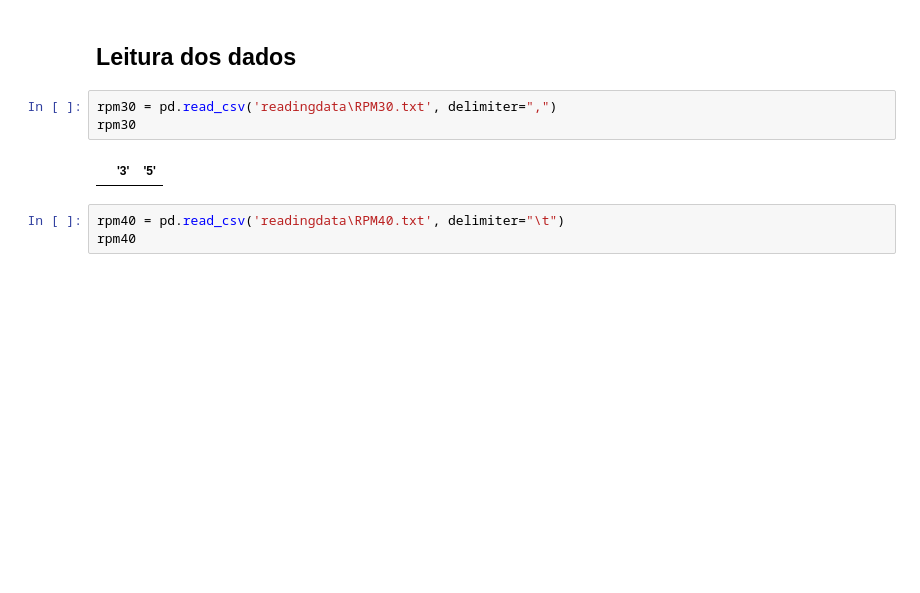
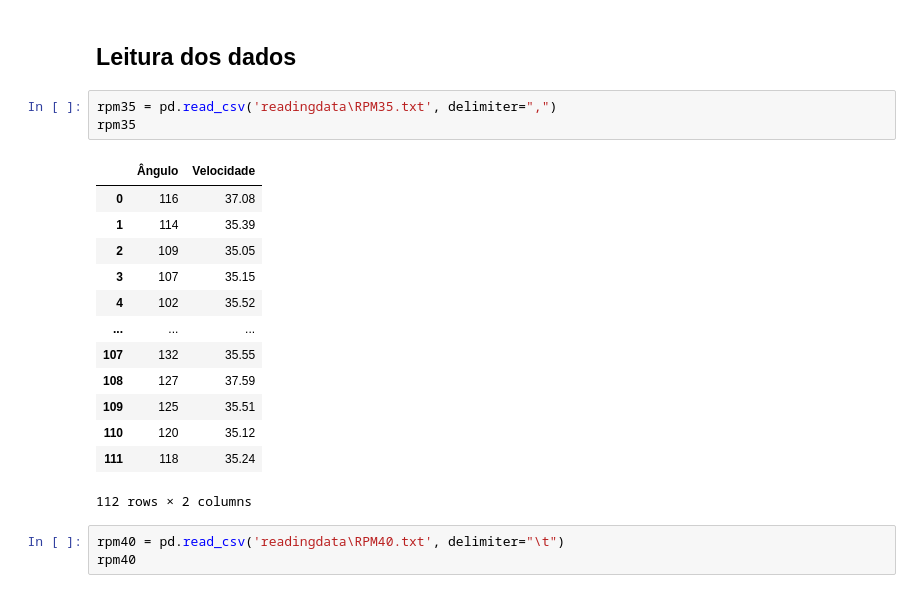
Before and after one commit to oliveiralx/python-projects, a Jupyter notebook: database.ipynb, the cells around one changed output. Drawn from its saved outputs; the diff is of its cells as text; blank space fills up the shorter version.

```diff
--- a/database.ipynb
+++ b/database.ipynb
@@ -6,10 +6,22 @@ import pandas as pd
 # %% [markdown]
 ## Leitura dos dados
 # %%
-rpm30 = pd.read_csv('readingdata\RPM30.txt', delimiter=",")
-rpm30
+rpm35 = pd.read_csv('readingdata\RPM35.txt', delimiter=",")
+rpm35
 # %% [output]
-|  | '3' | '5' |
+|  | Ângulo | Velocidade |
+| 0 | 116 | 37.08 |
+| 1 | 114 | 35.39 |
+| 2 | 109 | 35.05 |
+| 3 | 107 | 35.15 |
+| 4 | 102 | 35.52 |
+| ... | ... | ... |
+| 107 | 132 | 35.55 |
+| 108 | 127 | 37.59 |
+| 109 | 125 | 35.51 |
+| 110 | 120 | 35.12 |
+| 111 | 118 | 35.24 |
+112 rows × 2 columns
 # %%
 rpm40 = pd.read_csv('readingdata\RPM40.txt', delimiter="\t")
 rpm40
```
Also changed, not shown: parts of 3 cells of this notebook, 1 other file.
